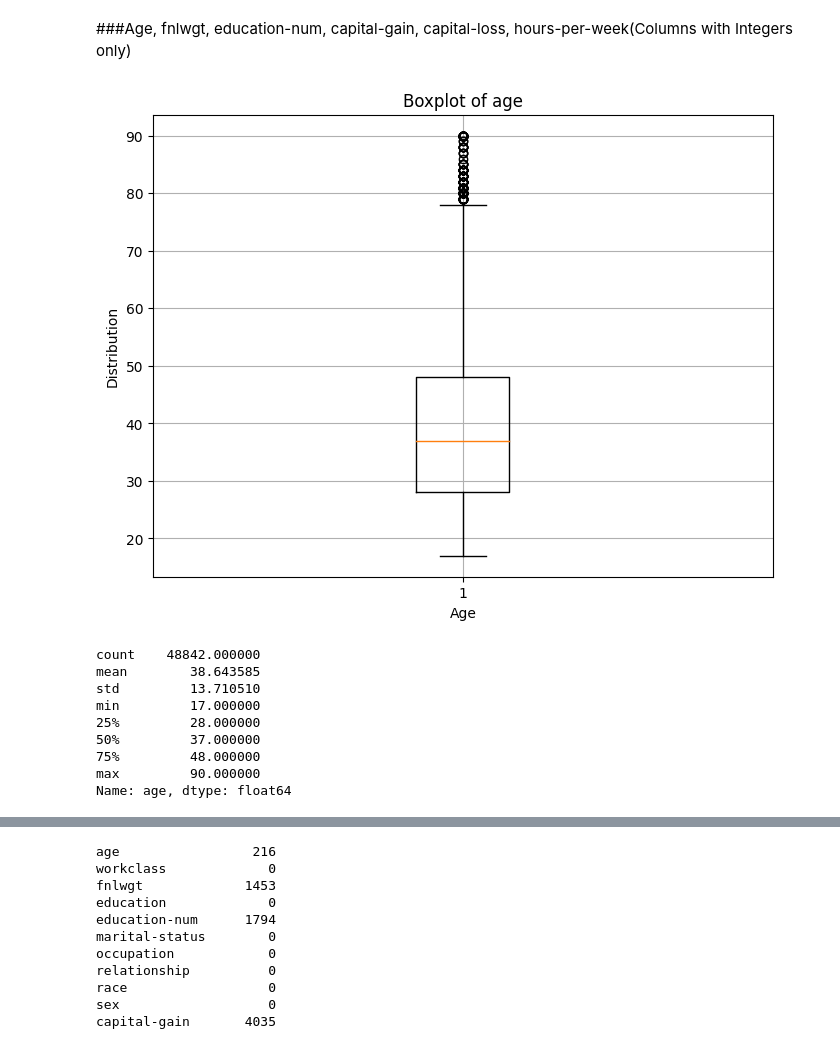
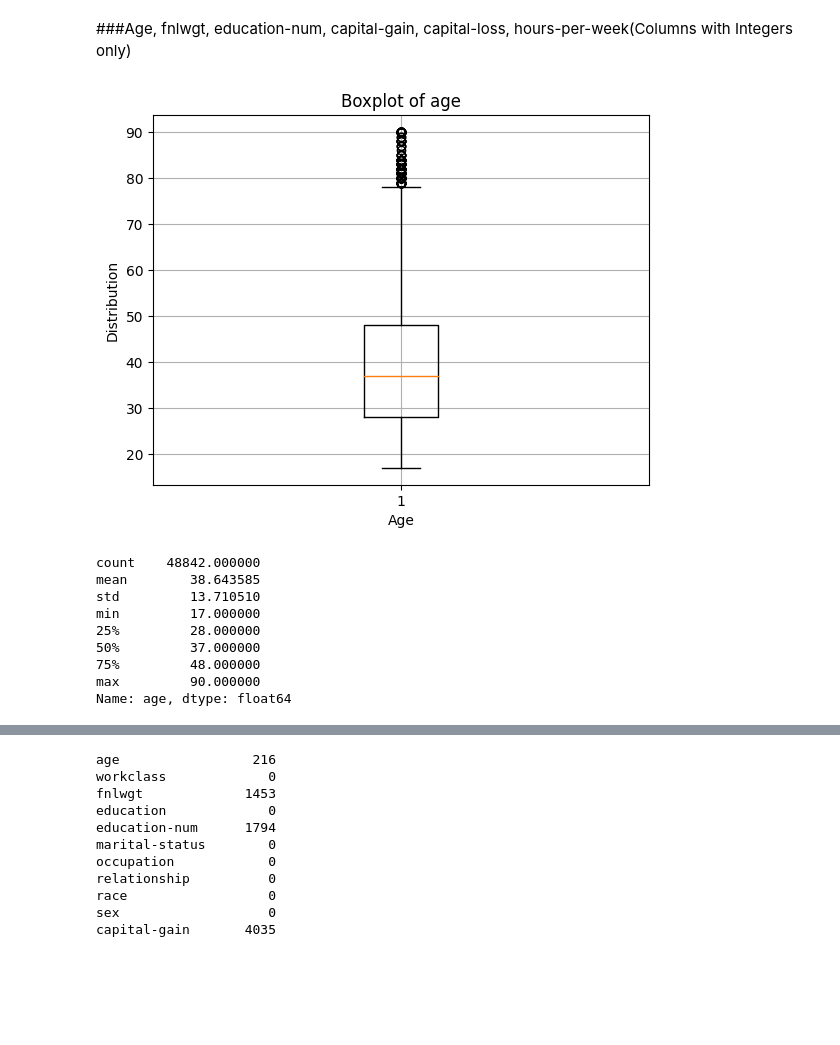
Before and after one commit to Kavindu-D/Census_Income, a Jupyter notebook: Preprocessing.ipynb, the cells around one changed output, grey strips where cells are left out. Cells and saved outputs as stored; diff of their text form; code cells hidden in the pictures; blank space fills up the shorter version.

```diff
--- a/Preprocessing.ipynb
+++ b/Preprocessing.ipynb
@@ -213,17 +213,16 @@ sns.heatmap(data[['age', 'fnlwgt', 'education-num', 'capital-gain', 'capital-los
 # %% [markdown]
 ###Age, fnlwgt, education-num, capital-gain, capital-loss, hours-per-week(Columns with Integers only)
 # %%
-plt.figure(figsize=(8, 6))
 plt.boxplot(data['age'])
 plt.title('Boxplot of age')
 plt.xlabel('Age')
 plt.ylabel('Distribution')
 plt.grid(True)
 plt.show()
 
 data['age'].describe()
 # %% [output]
-[figure, old version]
+[figure, new version]
 count    48842.000000
 mean        38.643585
 std         13.710510
```
Also changed, not shown: parts of 9 cells of this notebook.
